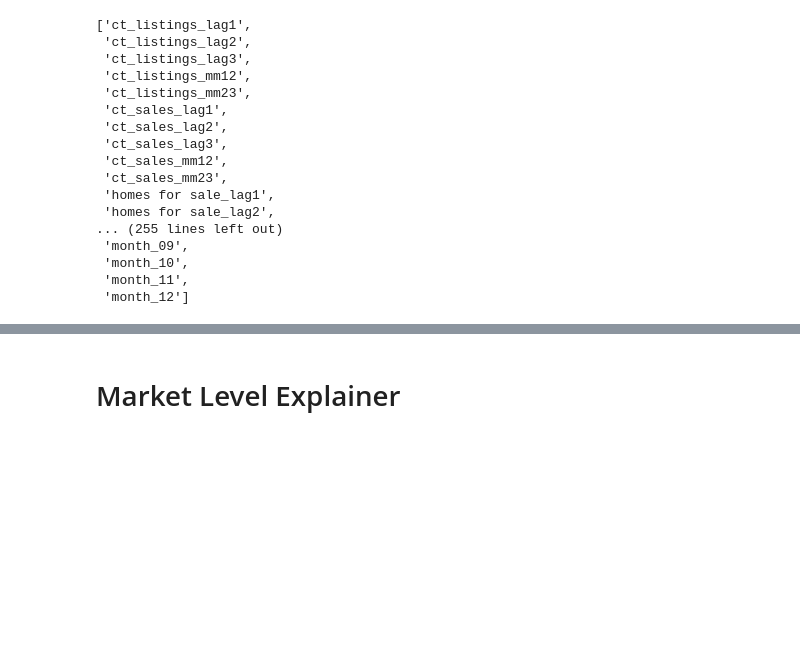
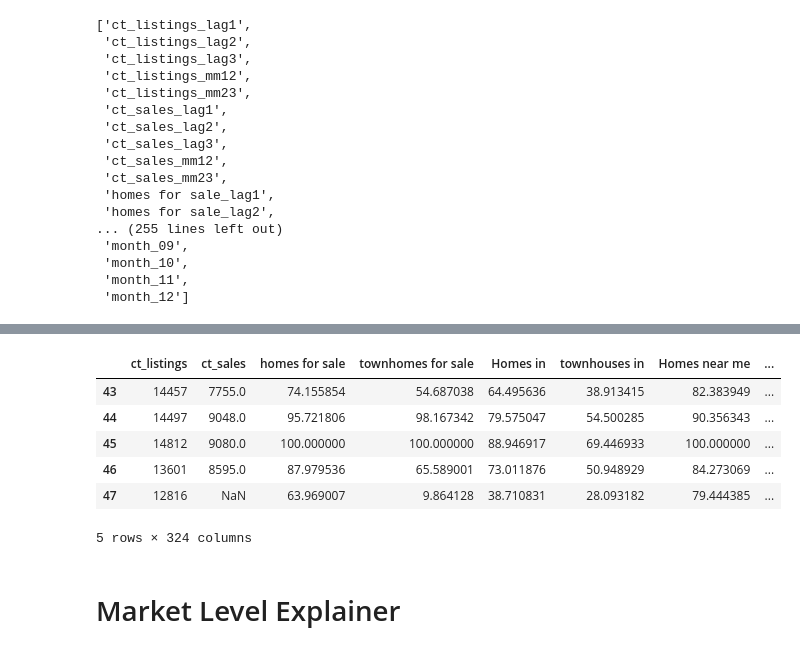
Before and after one commit to wijayajessica/Digital-Real-Estate-Index, a Jupyter notebook: market_level_forecasting/model_explainer/market_level_explainer.ipynb, the cells around one changed output, grey strips where cells are left out. Drawn from its saved outputs; the diff is of its cells as text; code cells hidden in the pictures; blank space fills up the shorter version.

```diff
--- a/market_level_forecasting/model_explainer/market_level_explainer.ipynb
+++ b/market_level_forecasting/model_explainer/market_level_explainer.ipynb
@@ -135,0 +196,13 @@ feature_list
+# %%
+head=2
+dft = df1.copy()
+dft[target] = dft[target].shift(-(head-1))
+dft = dft.dropna()
+# %% [output]
+|  | ct_listings | ct_sales | homes for sale | townhomes for sale | Homes in | townhouses in | Homes near me | ... |
+| 43 | 14457 | 7755.0 | 74.155854 | 54.687038 | 64.495636 | 38.913415 | 82.383949 | ... |
+| 44 | 14497 | 9048.0 | 95.721806 | 98.167342 | 79.575047 | 54.500285 | 90.356343 | ... |
+| 45 | 14812 | 9080.0 | 100.000000 | 100.000000 | 88.946917 | 69.446933 | 100.000000 | ... |
+| 46 | 13601 | 8595.0 | 87.979536 | 65.589001 | 73.011876 | 50.948929 | 84.273069 | ... |
+| 47 | 12816 | NaN | 63.969007 | 9.864128 | 38.710831 | 28.093182 | 79.444385 | ... |
+5 rows × 324 columns
```
Also changed, not shown: parts of 11 cells of this notebook.
